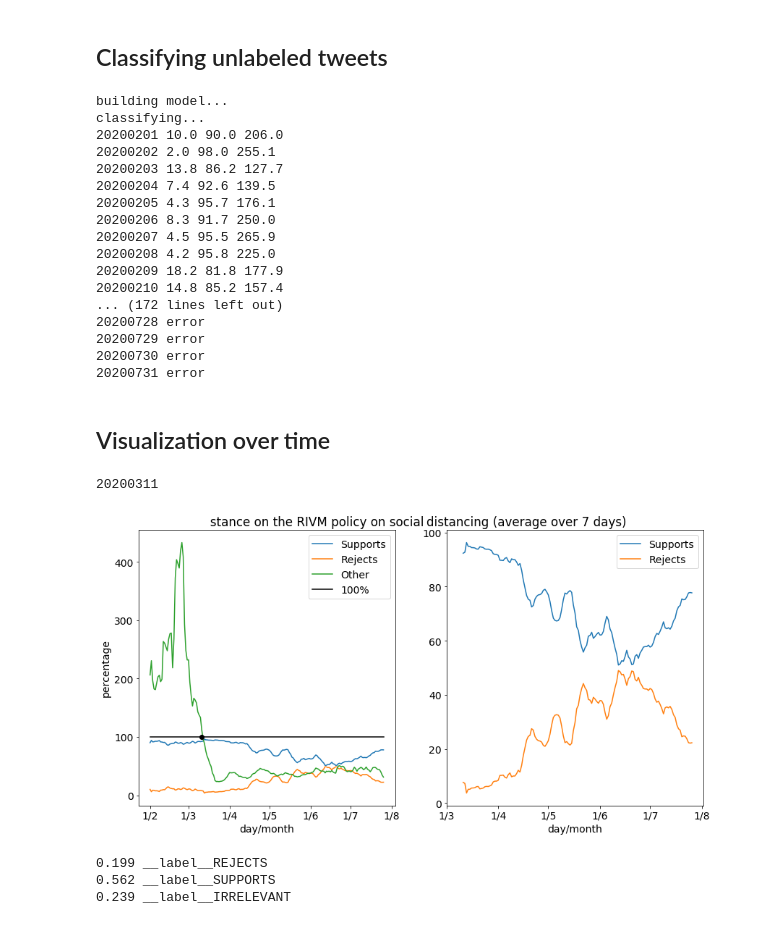
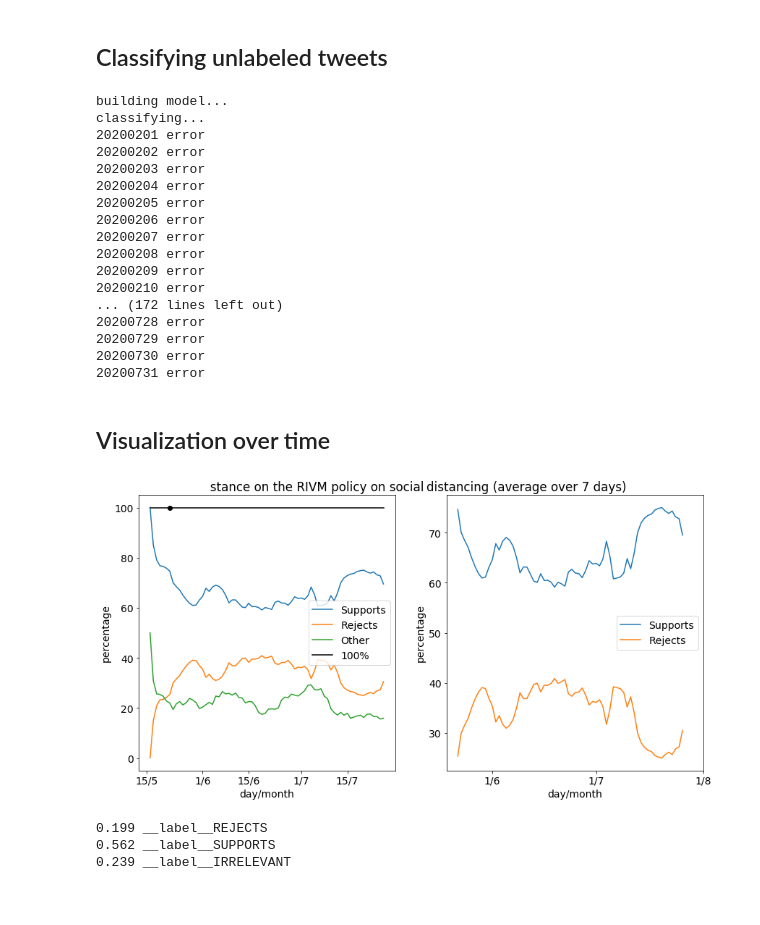
Before and after one commit to puregome/notebooks, a Jupyter notebook: fasttext.ipynb, the cells around one changed output. Cells and saved outputs as stored; diff of their text form; code cells hidden in the pictures.

Commit message:
processed nunl data

```diff
--- a/fasttext.ipynb
+++ b/fasttext.ipynb
@@ -342,6 +342,7 @@ import pandas as pd
 import re
 # %%
 DATADIRECTORY = "/home/erikt/projects/puregome/data/text/"
+DATADIRECTORY = "/home/erikt/projects/puregome/data/nunl/"
 LABELPREFIX = "__label__"
 NEGATIVE = LABELPREFIX+"NEGATIVE"
 POSITIVE = LABELPREFIX+"POSITIVE"
@@ -352,6 +353,7 @@ REJECTS = LABELPREFIX+"REJECTS"
 SUPPORT = ""
 TEXT = "text"
 USER = "user"
+TOTAL = "total"
 DIM = BESTDIM
 EPOCH = BESTEPOCH
 LR = BESTLR
@@ -371,11 +373,11 @@ def readData(datePattern,query):
         if re.search(datePattern,inFileName):
             os.system("gunzip -c "+DATADIRECTORY+inFileName+" 2>/dev/null| head -1 >"+tmpFileName)
             os.system("gunzip -c "+DATADIRECTORY+inFileName+" 2>/dev/null| "+grepCommand+" >> "+tmpFileName)
-            try: df = pd.read_csv(tmpFileName)
-            except: continue
-            for i in range(0,len(df)):
-                if re.search(query,df.iloc[i][TEXT],flags=re.IGNORECASE):
-                    testData.append(df.iloc[i][TEXT])
+            try:
+                df = pd.read_csv(tmpFileName).drop_duplicates()
+                testData.extend(list(df[TEXT]))
+            except:
+                pass
             os.unlink(tmpFileName)
     return(testData)
 
@@ -386,6 +388,7 @@ def classify(datePattern,query,model):
     labelCountsPredicted = {label:len(predictedGroups[label]) for label in predictedGroups}
     nbrOfLabels = sum([labelCountsPredicted[label] for label in labelCountsPredicted if label != IRRELEVANT])
     labelPercentages = { label:round(100*labelCountsPredicted[label]/nbrOfLabels,1) for label in labelCountsPredicted}
+    labelPercentages[TOTAL] = nbrOfLabels
     return(labelPercentages)
 # %%
 QUERY = "1[.,]5[ -]*m|afstand.*hou|hou.*afstand|anderhalve[ -]*meter"
@@ -393,7 +396,7 @@ MAXDAYSPERMONTH = 31
 
 results = {}
 print("building model...")
-model = fasttext.train_supervised(FILEFASTTEXT,dim=DIM,epoch=EPOCH,lr=LR)
+model = fasttext.train_supervised(FILEFASTTEXT,dim=BESTDIM,epoch=BESTEPOCH,lr=BESTLR)
 print("classifying...")
 for month in "202002 202003 202004 202005 202006 202007".split():
     for day in range(1,MAXDAYSPERMONTH+1):
@@ -405,22 +408,22 @@ for month in "202002 202003 202004 202005 202006 202007".split():
             if not IRRELEVANT in labels: labels[IRRELEVANT] = 0
             if labels[REJECTS]+labels[SUPPORTS]+labels[IRRELEVANT] > 0:
                 results[date] = labels
-            print(date,labels[REJECTS],labels[SUPPORTS],labels[IRRELEVANT])
+                print(date,labels[REJECTS],labels[SUPPORTS],labels[IRRELEVANT],labels[TOTAL])
         except:
             print(date,"error")
 # %% [output]
 building model...
 classifying...
-20200201 10.0 90.0 206.0
-20200202 2.0 98.0 255.1
-20200203 13.8 86.2 127.7
-20200204 7.4 92.6 139.5
-20200205 4.3 95.7 176.1
-20200206 8.3 91.7 250.0
-20200207 4.5 95.5 265.9
-20200208 4.2 95.8 225.0
-20200209 18.2 81.8 177.9
-20200210 14.8 85.2 157.4
+20200201 error
+20200202 error
+20200203 error
+20200204 error
+20200205 error
+20200206 error
+20200207 error
+20200208 error
+20200209 error
+20200210 error
 ... (172 lines left out)
 20200728 error
 20200729 error
@@ -458,11 +461,10 @@ for i in range(0,len(yIrrelevant)):
        (yIrrelevant[i] < 100 and yIrrelevant[i+1] >= 100 or yIrrelevant[i] >= 100 and yIrrelevant[i+1] < 100):
         keyDates.append(list(results.keys())[i])
         print(keyDates[-1])
-# %% [output]
-20200311
 # %%
-STARTDATE = keyDates[0]
+STARTDATE = "20200522" # keyDates[0]
 ENDDATE = "20201231"
+PLOTFILEOUT = "social-distancing.png"
 
 results = {k:results[k] for k in sorted(results.keys())}
 font = {"size":14}
@@ -470,35 +472,37 @@ matplotlib.rc("font",**font)
 plt.subplots(figsize=(14,7))
 
 ax1 = plt.subplot(121)
 plt.plot_date(x,ySupports,fmt="-",label="Supports")
 plt.plot_date(x,yRejects,fmt="-",label="Rejects")
 plt.plot_date(x,yIrrelevant,fmt="-",label="Other")
 plt.plot_date(x,[100 for i in x],fmt="-",label="100%",color="black")
 for date in [STARTDATE]:
     plt.plot_date([datetime.datetime.strptime(date,DATEFORMAT)],[100],color="black")
 plt.legend()
 plt.ylabel("percentage")
 plt.xlabel("day/month")
 plt.title("                          stance on the RIVM policy on "+"social")
 
 dates = [d for d in results.keys()]
 xPart = [x[i] for i in range(0,len(dates)) if dates[i] >= STARTDATE and dates[i] <= ENDDATE]
 ySupportsPart = [ySupports[i] for i in range(0,len(dates)) if dates[i] >= STARTDATE and dates[i] <= ENDDATE]
 yRejectsPart = [yRejects[i] for i in range(0,len(dates)) if dates[i] >= STARTDATE and dates[i] <= ENDDATE]
 ax1.xaxis.set_major_formatter(mdates.DateFormatter("%-d/%-m"))
 
 ax2 = plt.subplot(122)
 plt.plot_date(xPart,ySupportsPart,fmt="-",label="Supports")
 plt.plot_date(xPart,yRejectsPart,fmt="-",label="Rejects")
 plt.legend()
+plt.ylabel("percentage")
 plt.xlabel("day/month")
 plt.title("distancing (average over "+str(DAYSCOMBINED)+" days)                         ")
-plt.xticks([datetime.datetime.strptime(d,DATEFORMAT) for d in "20200301 20200401 20200501 20200601 20200701 20200801".split()])
+plt.xticks([datetime.datetime.strptime(d,DATEFORMAT) for d in " 20200601 20200701 20200801".split()])
 ax2.xaxis.set_major_formatter(mdates.DateFormatter("%-d/%-m"))
 
+plt.savefig(PLOTFILEOUT)
 plt.show()
 # %% [output]
-[figure, old version]
+[figure, new version]
 # %%
 counts = {}
 for text in fasttextData:
```
